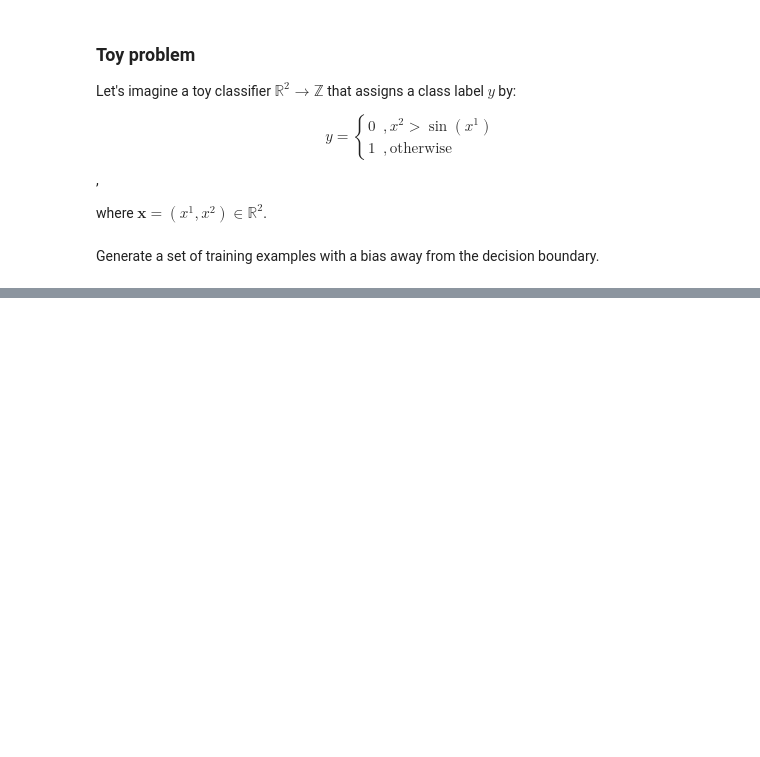
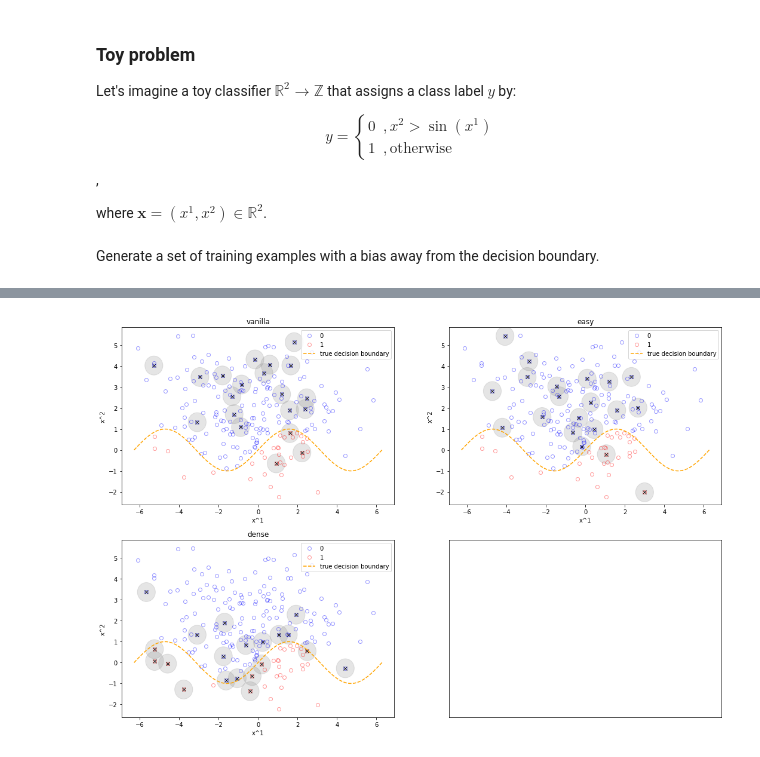
Before and after one commit to andrew31416/sampling, a Jupyter notebook: examples/example_1.ipynb, the cells around one changed output, grey strips where cells are left out. Cells and saved outputs as stored; diff of their text form; code cells hidden in the pictures; blank space fills up the shorter version.

```diff
--- a/examples/example_1.ipynb
+++ b/examples/example_1.ipynb
@@ -71,0 +74,30 @@ Let's infer the decision boundary using stochastic gradient descent of the minim
+# %%
+samplers = {_k:PoissonDiskSampling(X,y,_k) for _k in ["vanilla","easy","dense"]}
+samples = {_k:samplers[_k].sample(20) for _k in samplers.keys()}
+keys = list(samplers.keys())
+
+
+fig,axes = plt.subplots(nrows=2,ncols=2,figsize=(18,12))
+
+for ii,[rr,cc] in enumerate(itertools.product(range(2),range(2))):
+    if ii==3:
+        axes[rr][cc].set_xticks([])
+        axes[rr][cc].set_yticks([])
+        break
+    # sampled points
+    axes[rr][cc].plot(samples[keys[ii]][0][:,0],samples[keys[ii]][0][:,1],marker="x",linestyle="none",\
+            color="black")
+
+    # show complete train set
+    plot_train_data(X,y,axes[rr][cc])
+
+    # show exclusion zones
+    _ = [axes[rr][cc].add_artist(plt.Circle(_x, samplers[keys[ii]].r, color='grey',alpha=0.2)) \
+            for _x in samples[keys[ii]][0]]
+
+    axes[rr][cc].set_title(keys[ii])
+
+#ax.set_aspect("equal")
+plt.show()
+# %% [output]
+[figure, added]
```
Also changed, not shown: parts of 19 cells of this notebook, 1 other file.
